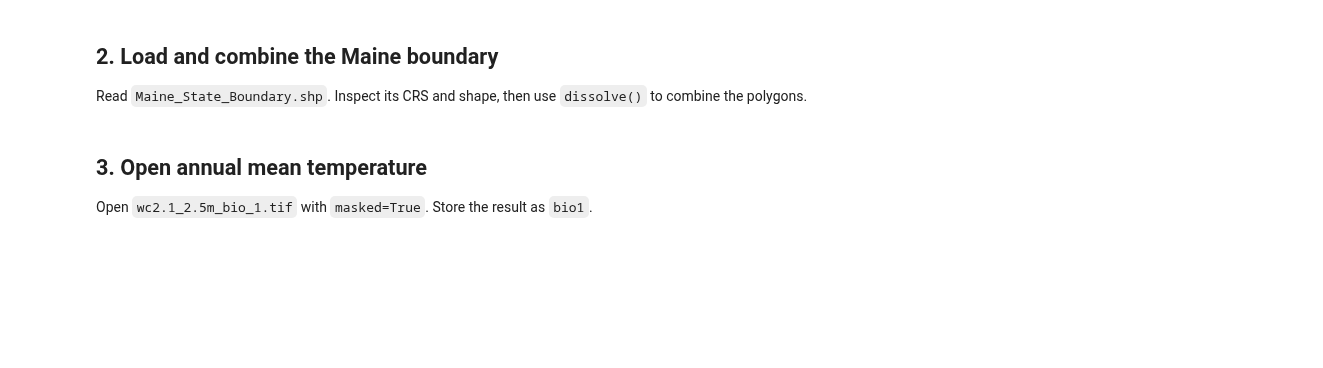
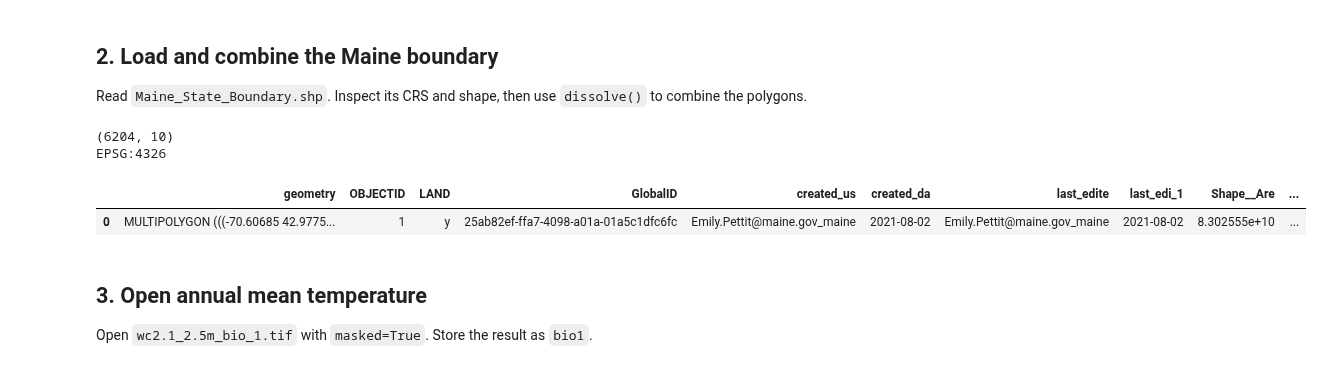
Before and after one commit to Braeclin/BIO597-SpatialBiodiversity, a Jupyter notebook: docs/assignments/Assignment-05-RasterData.ipynb, the cells around one changed output. Cells and saved outputs as stored; diff of their text form; code cells hidden in the pictures; blank space fills up the shorter version.

```diff
--- a/docs/assignments/Assignment-05-RasterData.ipynb
+++ b/docs/assignments/Assignment-05-RasterData.ipynb
@@ -41,11 +84,25 @@ Also import `Path` from the `pathlib` module as we did previously
 
 Read `Maine_State_Boundary.shp`. Inspect its CRS and shape, then use `dissolve()` to combine the polygons.
 # %%
-boundary_path = "../labs/ME_ShapeFiles/Maine_State_Boundary.shp"
+boundary_path = "C:/Users/Braec/Desktop/BIO597-SpatialBiodiversity/docs/labs/ME_ShapeFiles/"
 
 # Read the boundary.
+maine_boundary = gpd.read_file("C:/Users/Braec/Desktop/BIO597-SpatialBiodiversity/docs/labs/ME_ShapeFiles/Maine_State_Boundary.shp")
+
+print(maine_boundary.shape)
+print(maine_boundary.crs)
+
 # Print its CRS and shape.
+#above
 # Dissolve it to one row.
+maine_boundary = maine_boundary.dissolve()
+
+maine_boundary
+# %% [output]
+(6204, 10)
+EPSG:4326
+|  | geometry | OBJECTID | LAND | GlobalID | created_us | created_da | last_edite | last_edi_1 | Shape__Are | ... |
+| 0 | MULTIPOLYGON (((-70.60685 42.9775... | 1 | y | 25ab82ef-ffa7-4098-a01a-01a5c1dfc6fc | Emily.Pettit@maine.gov_maine | 2021-08-02 | Emily.Pettit@maine.gov_maine | 2021-08-02 | 8.302555e+10 | ... |
 # %% [markdown]
 ## 3. Open annual mean temperature
 
```
Also changed, not shown: parts of 16 cells of this notebook.
